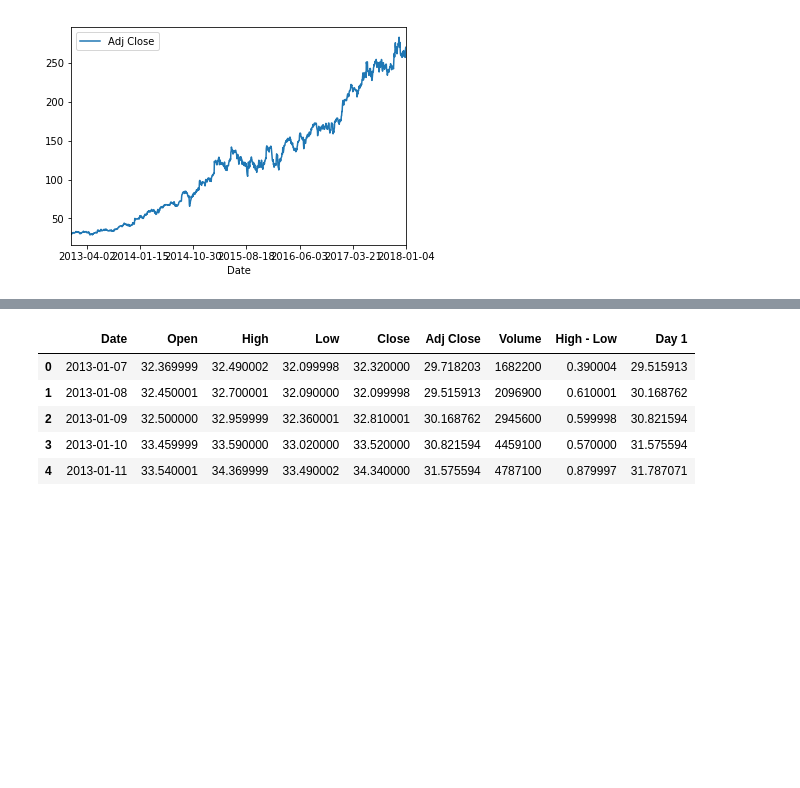
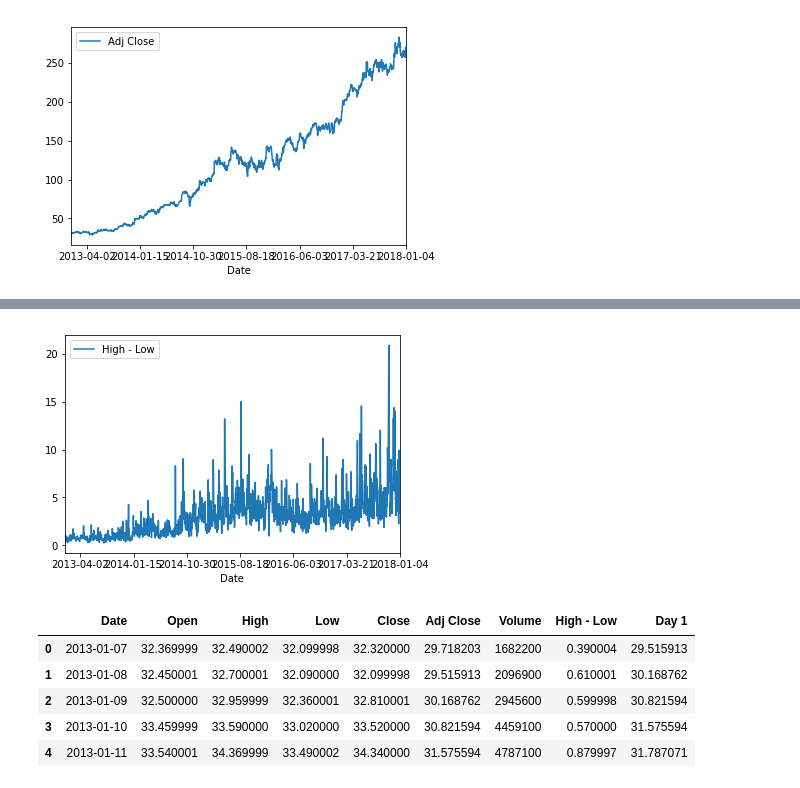
Before and after one commit to sandeeppaulraj/machine-learning, a Jupyter notebook: projects/capstone/stock_price_estimator.ipynb, the cells around one changed output, grey strips where cells are left out. Cells and saved outputs as stored; diff of their text form; code cells hidden in the pictures; blank space fills up the shorter version.

```diff
--- a/projects/capstone/stock_price_estimator.ipynb
+++ b/projects/capstone/stock_price_estimator.ipynb
@@ -264,3 +270,9 @@ plt.show()
+# %%
+avgo.plot(x = 'Date', y = 'High - Low')
+plt.gca().invert_xaxis()
+plt.show()
+# %% [output]
+[figure, added]
 # %%
 avgo = avgo.iloc[::-1]
 avgo = avgo.reset_index()
```
Also changed, not shown: parts of 1 cell of this notebook, 1 other file.
